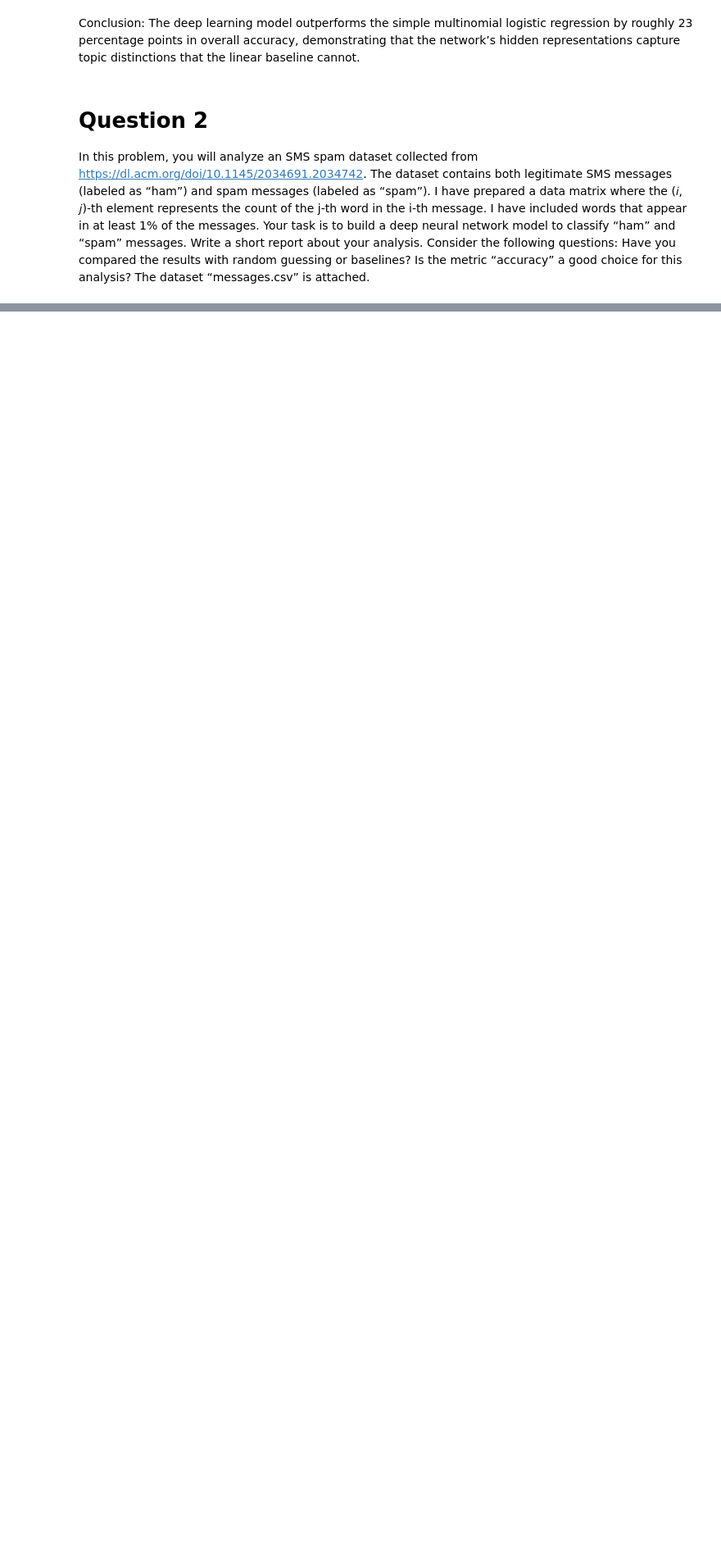
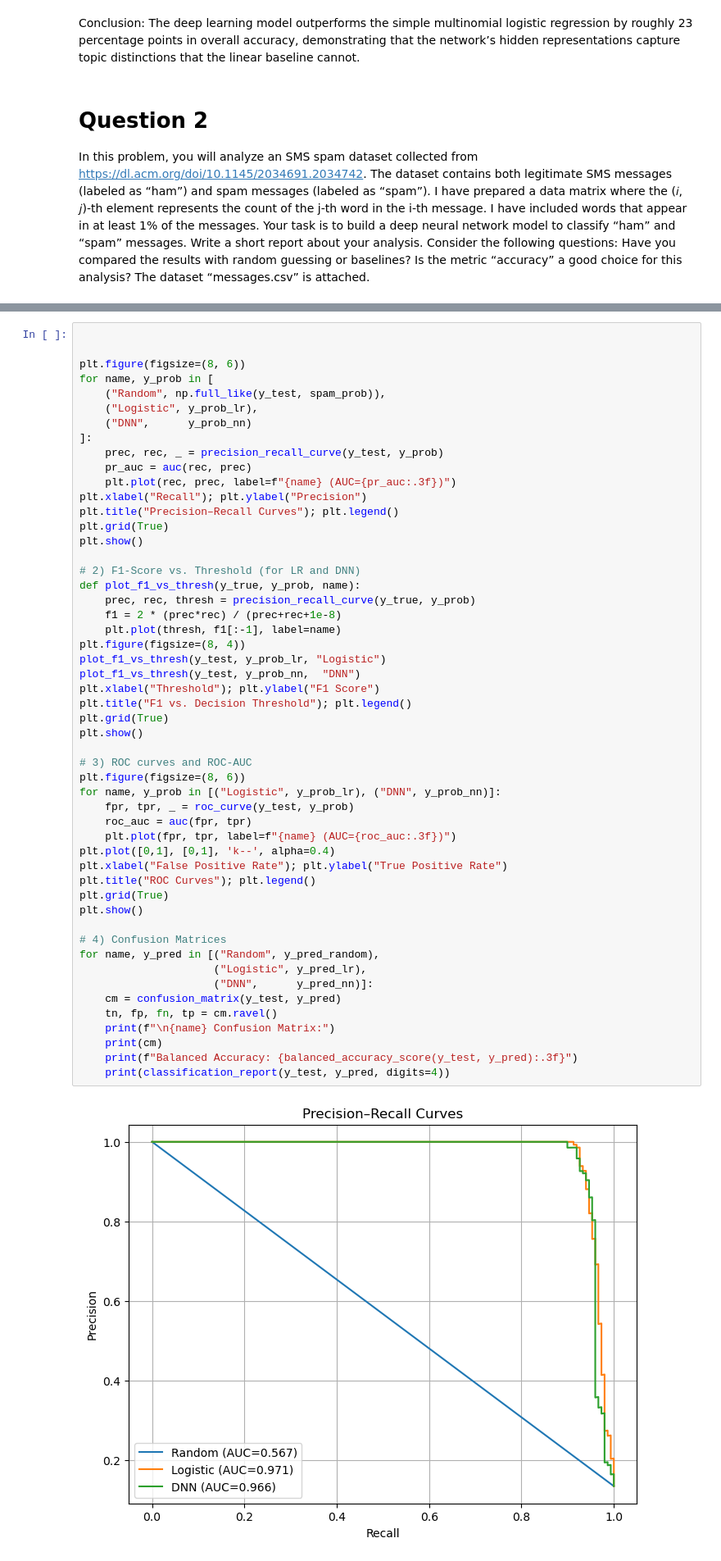
Before and after one commit to mattstoebe/CSU_MAS, a Jupyter notebook: Q4/578_MachineLearning/HW2.ipynb, the cells around one changed output, grey strips where cells are left out. Shown at 82% size. Saved outputs shown, nothing was run; the diff lists cells and outputs as text; blank space fills up the shorter version.

```diff
--- a/Q4/578_MachineLearning/HW2.ipynb
+++ b/Q4/578_MachineLearning/HW2.ipynb
@@ -394,0 +146,54 @@ Best F1 score: 0.949
+# %%
+
+
+plt.figure(figsize=(8, 6))
+for name, y_prob in [
+    ("Random", np.full_like(y_test, spam_prob)),
+    ("Logistic", y_prob_lr),
+    ("DNN",      y_prob_nn)
+]:
+    prec, rec, _ = precision_recall_curve(y_test, y_prob)
+    pr_auc = auc(rec, prec)
+    plt.plot(rec, prec, label=f"{name} (AUC={pr_auc:.3f})")
+plt.xlabel("Recall"); plt.ylabel("Precision")
+plt.title("Precision–Recall Curves"); plt.legend()
+plt.grid(True)
+plt.show()
+
+# 2) F1‐Score vs. Threshold (for LR and DNN)
+def plot_f1_vs_thresh(y_true, y_prob, name):
+    prec, rec, thresh = precision_recall_curve(y_true, y_prob)
+    f1 = 2 * (prec*rec) / (prec+rec+1e-8)
+    plt.plot(thresh, f1[:-1], label=name)
+plt.figure(figsize=(8, 4))
+plot_f1_vs_thresh(y_test, y_prob_lr, "Logistic")
+plot_f1_vs_thresh(y_test, y_prob_nn,  "DNN")
+plt.xlabel("Threshold"); plt.ylabel("F1 Score")
+plt.title("F1 vs. Decision Threshold"); plt.legend()
+plt.grid(True)
+plt.show()
+
+# 3) ROC curves and ROC‐AUC
+plt.figure(figsize=(8, 6))
+for name, y_prob in [("Logistic", y_prob_lr), ("DNN", y_prob_nn)]:
+    fpr, tpr, _ = roc_curve(y_test, y_prob)
+    roc_auc = auc(fpr, tpr)
+    plt.plot(fpr, tpr, label=f"{name} (AUC={roc_auc:.3f})")
+plt.plot([0,1], [0,1], 'k--', alpha=0.4)
+plt.xlabel("False Positive Rate"); plt.ylabel("True Positive Rate")
+plt.title("ROC Curves"); plt.legend()
+plt.grid(True)
+plt.show()
+
+# 4) Confusion Matrices
+for name, y_pred in [("Random", y_pred_random),
+                     ("Logistic", y_pred_lr),
+                     ("DNN",      y_pred_nn)]:
+    cm = confusion_matrix(y_test, y_pred)
+    tn, fp, fn, tp = cm.ravel()
+    print(f"\n{name} Confusion Matrix:")
+    print(cm)
+    print(f"Balanced Accuracy: {balanced_accuracy_score(y_test, y_pred):.3f}")
+    print(classification_report(y_test, y_pred, digits=4))
+# %% [output]
+[figure, added]
```
Also changed, not shown: parts of 6 cells of this notebook, 1 other file.
